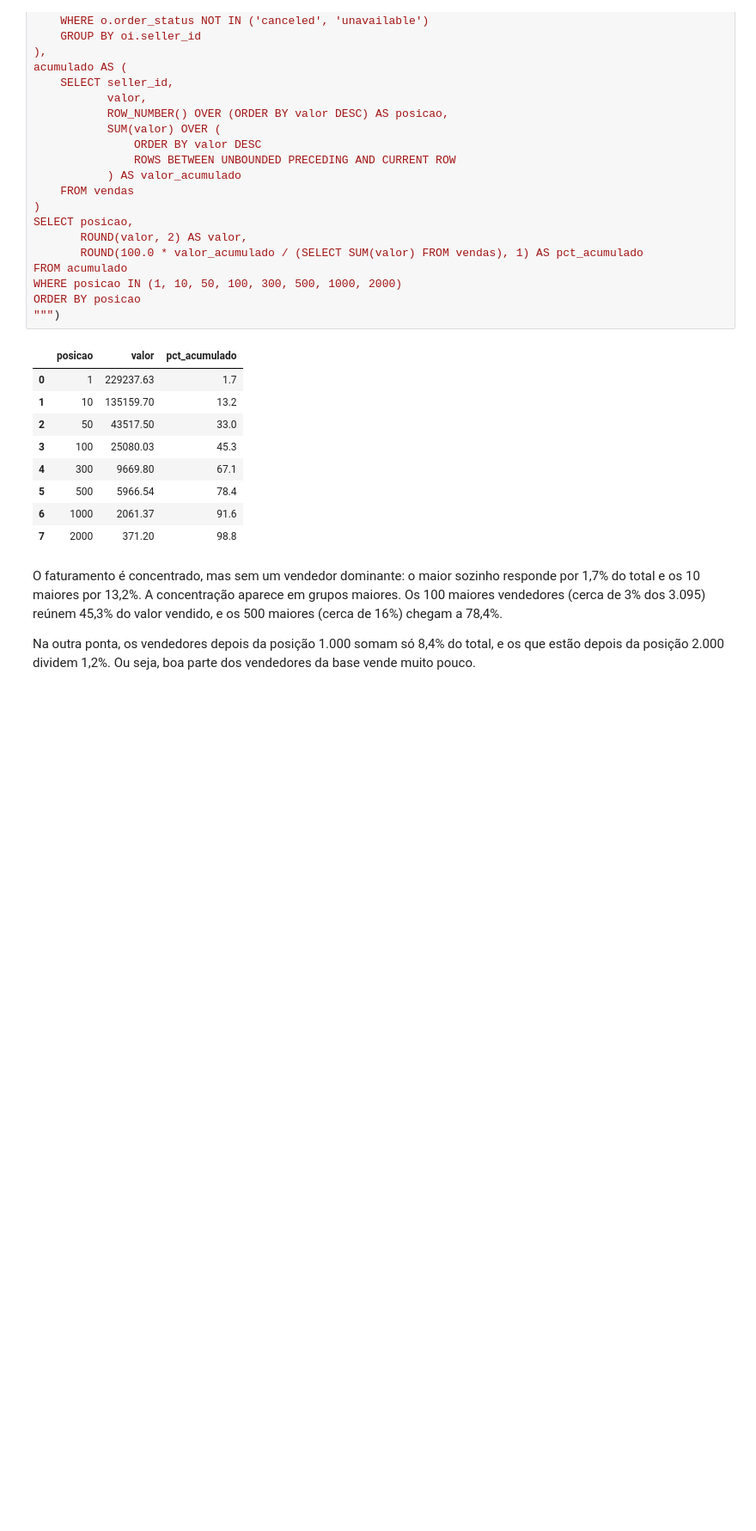
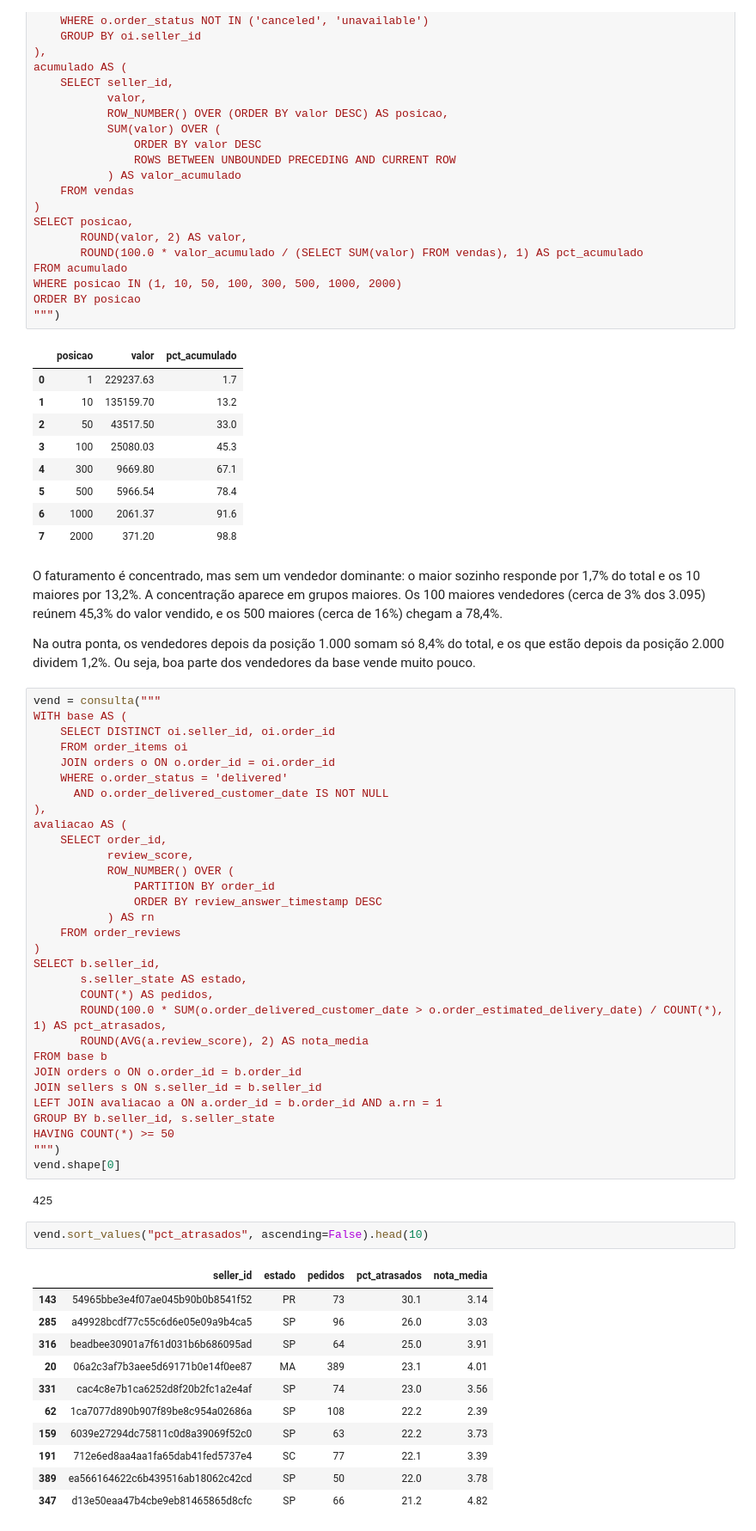
Before and after one commit to paulorcmj/analise-vendedores-olist, a Jupyter notebook: notebooks/01_consultas.ipynb, the cells around one changed output. Shown at 86% size. Cells and saved outputs as stored; diff of their text form; blank space fills up the shorter version.

```diff
--- a/notebooks/01_consultas.ipynb
+++ b/notebooks/01_consultas.ipynb
@@ -114,3 +125,50 @@ ORDER BY posicao
 O faturamento é concentrado, mas sem um vendedor dominante: o maior sozinho responde por 1,7% do total e os 10 maiores por 13,2%. A concentração aparece em grupos maiores. Os 100 maiores vendedores (cerca de 3% dos 3.095) reúnem 45,3% do valor vendido, e os 500 maiores (cerca de 16%) chegam a 78,4%.
 
 Na outra ponta, os vendedores depois da posição 1.000 somam só 8,4% do total, e os que estão depois da posição 2.000 dividem 1,2%. Ou seja, boa parte dos vendedores da base vende muito pouco.
+# %%
+vend = consulta("""
+WITH base AS (
+    SELECT DISTINCT oi.seller_id, oi.order_id
+    FROM order_items oi
+    JOIN orders o ON o.order_id = oi.order_id
+    WHERE o.order_status = 'delivered'
+      AND o.order_delivered_customer_date IS NOT NULL
+),
+avaliacao AS (
+    SELECT order_id,
+           review_score,
+           ROW_NUMBER() OVER (
+               PARTITION BY order_id
+               ORDER BY review_answer_timestamp DESC
+           ) AS rn
+    FROM order_reviews
+)
+SELECT b.seller_id,
+       s.seller_state AS estado,
+       COUNT(*) AS pedidos,
+       ROUND(100.0 * SUM(o.order_delivered_customer_date > o.order_estimated_delivery_date) / COUNT(*), 1) AS pct_atrasados,
+       ROUND(AVG(a.review_score), 2) AS nota_media
+FROM base b
+JOIN orders o ON o.order_id = b.order_id
+JOIN sellers s ON s.seller_id = b.seller_id
+LEFT JOIN avaliacao a ON a.order_id = b.order_id AND a.rn = 1
+GROUP BY b.seller_id, s.seller_state
+HAVING COUNT(*) >= 50
+""")
+vend.shape[0]
+# %% [output]
+425
+# %%
+vend.sort_values("pct_atrasados", ascending=False).head(10)
+# %% [output]
+|  | seller_id | estado | pedidos | pct_atrasados | nota_media |
+| 143 | 54965bbe3e4f07ae045b90b0b8541f52 | PR | 73 | 30.1 | 3.14 |
+| 285 | a49928bcdf77c55c6d6e05e09a9b4ca5 | SP | 96 | 26.0 | 3.03 |
+| 316 | beadbee30901a7f61d031b6b686095ad | SP | 64 | 25.0 | 3.91 |
+| 20 | 06a2c3af7b3aee5d69171b0e14f0ee87 | MA | 389 | 23.1 | 4.01 |
+| 331 | cac4c8e7b1ca6252d8f20b2fc1a2e4af | SP | 74 | 23.0 | 3.56 |
+| 62 | 1ca7077d890b907f89be8c954a02686a | SP | 108 | 22.2 | 2.39 |
+| 159 | 6039e27294dc75811c0d8a39069f52c0 | SP | 63 | 22.2 | 3.73 |
+| 191 | 712e6ed8aa4aa1fa65dab41fed5737e4 | SC | 77 | 22.1 | 3.39 |
+| 389 | ea566164622c6b439516ab18062c42cd | SP | 50 | 22.0 | 3.78 |
+| 347 | d13e50eaa47b4cbe9eb81465865d8cfc | SP | 66 | 21.2 | 4.82 |
```
Also changed, not shown: parts of 9 cells of this notebook.
